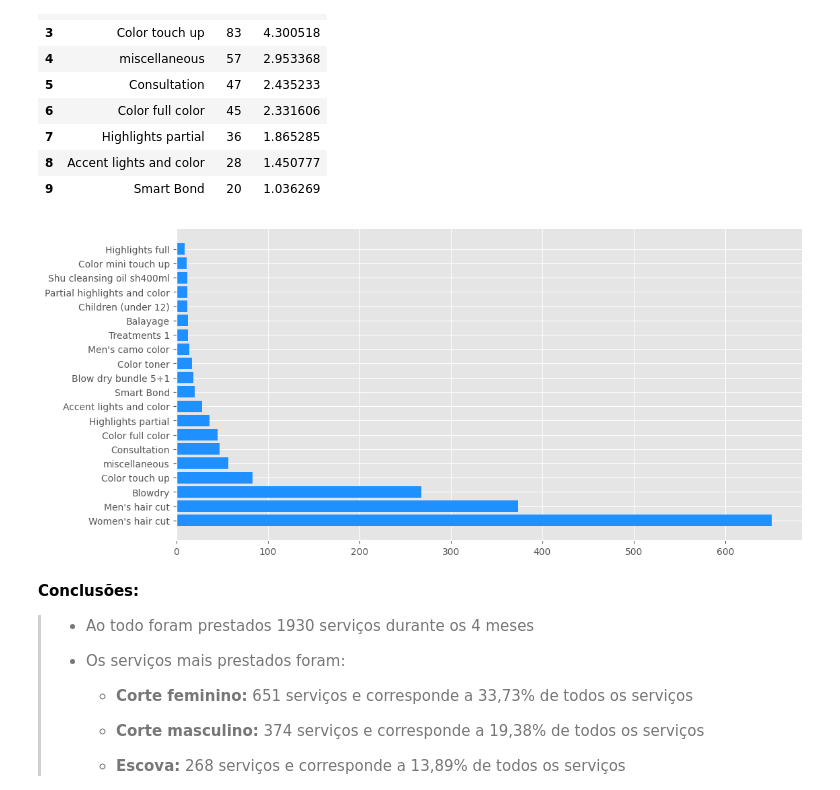
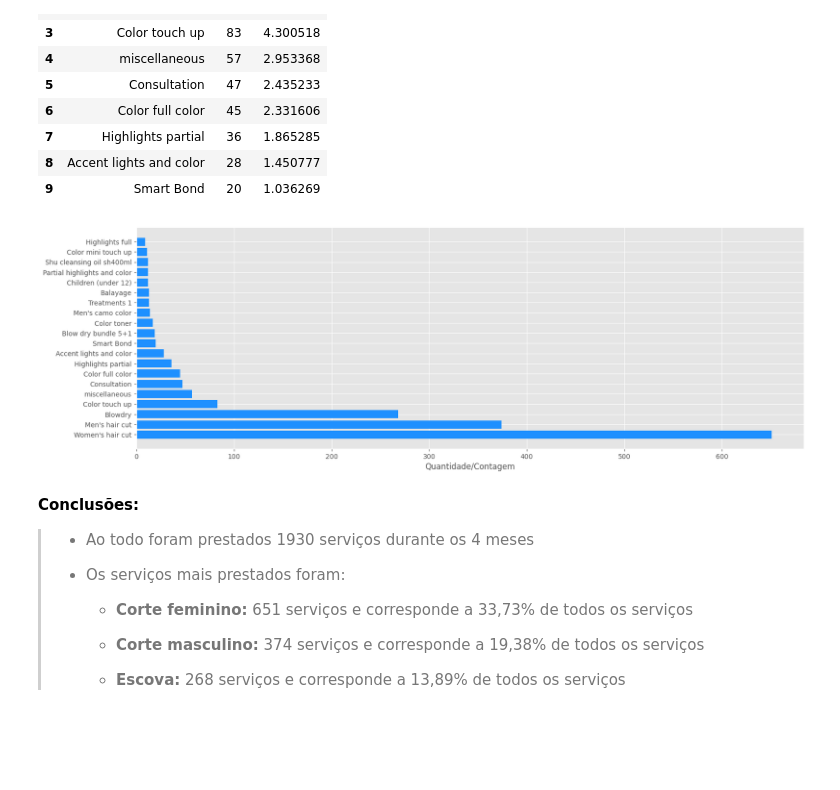
Before and after one commit to Alexandre-Esposte/Reserva_Nao_Honrada, a Jupyter notebook: notebooks/analises.ipynb, the cells around one changed output. Cells and saved outputs as stored; diff of their text form; code cells hidden in the pictures; blank space fills up the shorter version.

```diff
--- a/notebooks/analises.ipynb
+++ b/notebooks/analises.ipynb
@@ -19,6 +19,8 @@ matplotlib.rcParams['axes.spines.top'] = False
 matplotlib.rcParams['figure.figsize'] = [16,6]
 # %%
 datasets_path = "../datasets/"
+
+images_path = "../images/"
 
 datasets_names =  os.listdir(datasets_path)
 
@@ -553,10 +566,14 @@ top_20  = servicos_prestados.iloc[:20,:]
 top_20 = top_20.set_index('Description')
 top_20['Description'] = top_20.index
 # %%
-plt.figure(figsize=(12,6))
+plt.figure(figsize=(18,6))
 plt.barh(y=top_20['Description'],width=top_20['qte'],color='dodgerblue');
+
+plt.xlabel("Quantidade/Contagem",size = 12);
+
+plt.savefig(images_path+"servicos_contagem.png",format='png')
 # %% [output]
-[figure, old version]
+[figure, new version]
 # %% [markdown]
 **Conclusões:**
 
```
Also changed, not shown: parts of 10 cells of this notebook, 9 other files.
